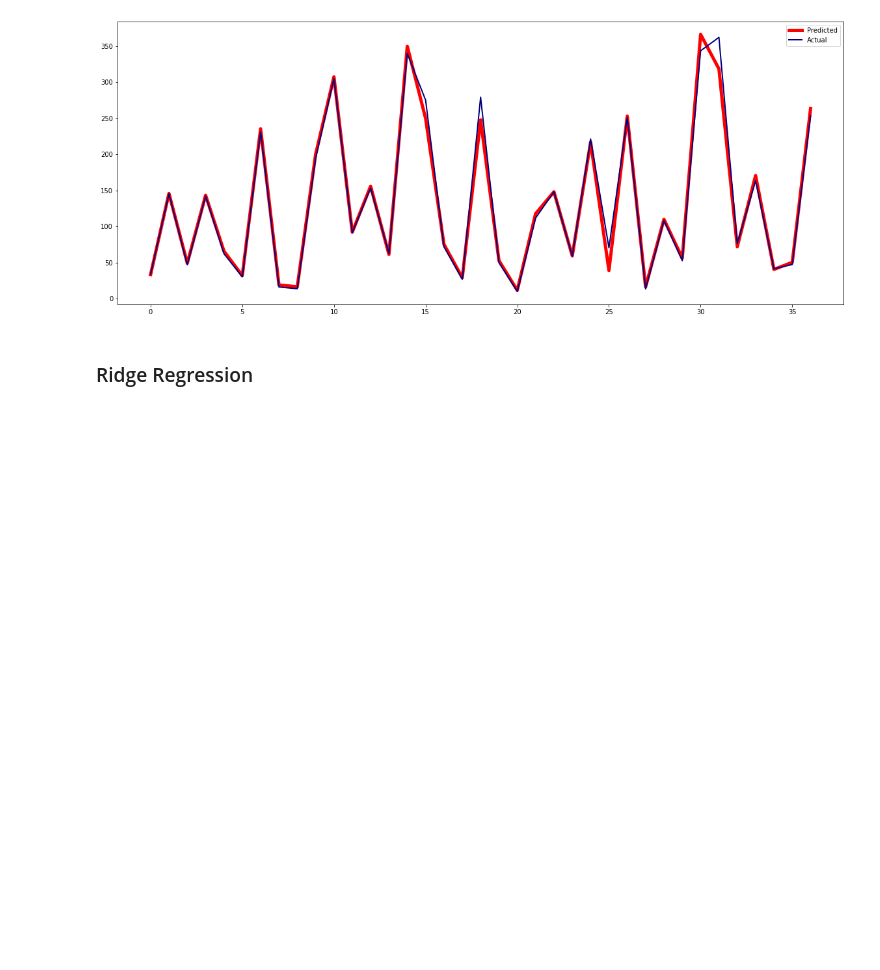
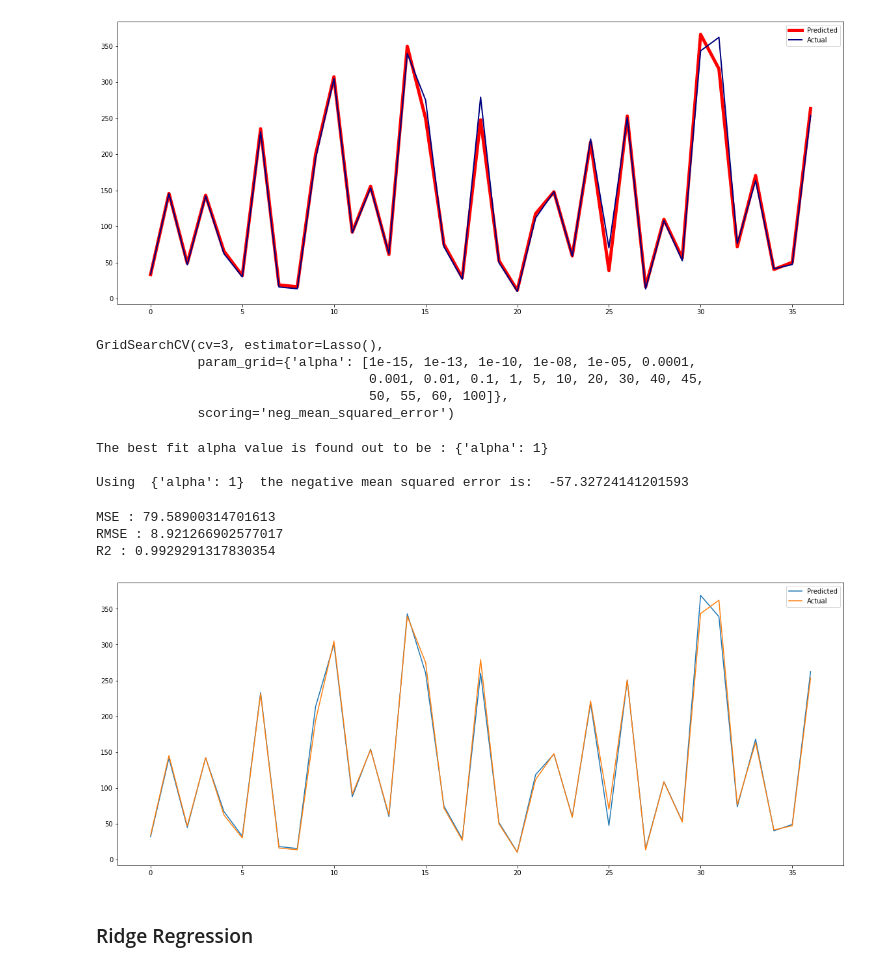
Before and after one commit to Shyam-S-Mishra/Shyam-S-Mishra-Supervised_ML_Capstone_Project_Regression, a Jupyter notebook: Shyam_Shubham_Mishra_Supervised_ML_Capstone_Project_Regression.ipynb, the cells around one changed output. Drawn from its saved outputs; the diff is of its cells as text; code cells hidden in the pictures; blank space fills up the shorter version.

```diff
--- a/Shyam_Shubham_Mishra_Supervised_ML_Capstone_Project_Regression.ipynb
+++ b/Shyam_Shubham_Mishra_Supervised_ML_Capstone_Project_Regression.ipynb
@@ -474,6 +499,57 @@ plt.legend(["Predicted","Actual"])
 plt.show()
 # %% [output]
 [figure]
+# %%
+# Cross Validation
+
+lasso_cross = Lasso()
+parameters_lasso = {'alpha': [1e-15,1e-13,1e-10,1e-8,1e-5,1e-4,1e-3,1e-2,1e-1,1,5,10,20,30,40,45,50,55,60,100]}
+lasso_regressor = GridSearchCV(lasso_cross, parameters_lasso, scoring='neg_mean_squared_error', cv=3)
+lasso_regressor.fit(x_train, y_train)
+# %% [output]
+GridSearchCV(cv=3, estimator=Lasso(),
+             param_grid={'alpha': [1e-15, 1e-13, 1e-10, 1e-08, 1e-05, 0.0001,
+                                   0.001, 0.01, 0.1, 1, 5, 10, 20, 30, 40, 45,
+                                   50, 55, 60, 100]},
+             scoring='neg_mean_squared_error')
+# %%
+# Getting the best parametre and the negative mean squared error
+
+print("The best fit alpha value is found out to be :" ,lasso_regressor.best_params_)
+print("\nUsing ",lasso_regressor.best_params_, " the negative mean squared error is: ", lasso_regressor.best_score_)
+# %% [output]
+The best fit alpha value is found out to be : {'alpha': 1}
+
+Using  {'alpha': 1}  the negative mean squared error is:  -57.32724141201593
+# %%
+# prediction of the testing dataset by cross validation method
+
+y_pred_lasso_cross = lasso_regressor.predict(x_test)
+# %%
+# Checking Error
+
+MSE  = mean_squared_error((y_test), (y_pred_lasso_cross))
+print("MSE :" , MSE)
+
+RMSE = np.sqrt(MSE)
+print("RMSE :" ,RMSE)
+
+r2 = r2_score((y_test), (y_pred_lasso_cross))
+print("R2 :" ,r2)
+# %% [output]
+MSE : 79.58900314701613
+RMSE : 8.921266902577017
+R2 : 0.9929291317830354
+# %%
+# Visualization of the actual values vs predicted values
+
+plt.figure(figsize=(20,8))
+plt.plot(y_pred_lasso_cross)
+plt.plot(np.array(y_test))
+plt.legend(["Predicted","Actual"])
+plt.show()
+# %% [output]
+[figure, added]
 # %% [markdown]
 >
 ### Ridge Regression
```
Also changed, not shown: parts of 24 cells of this notebook.
